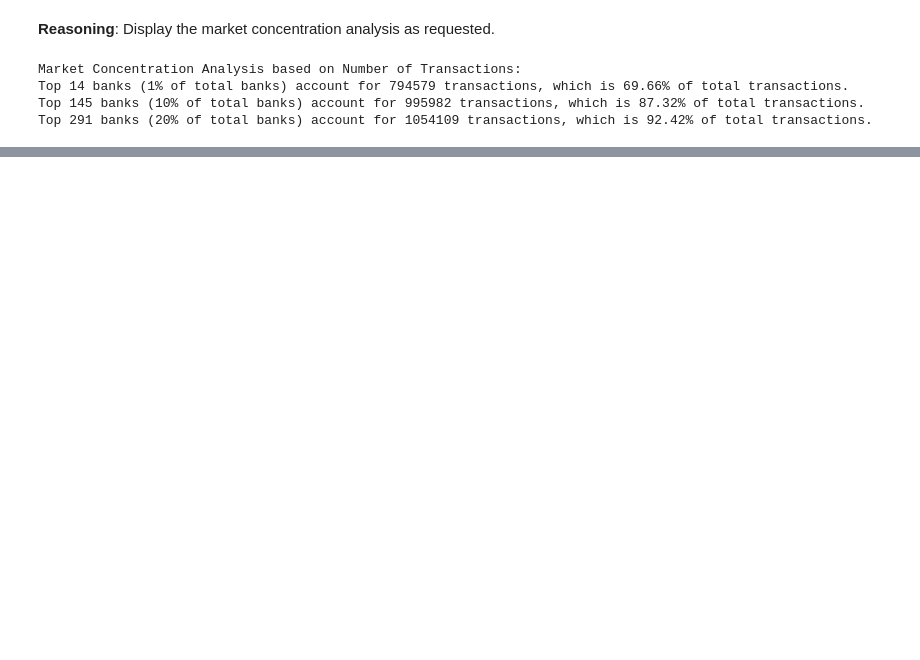
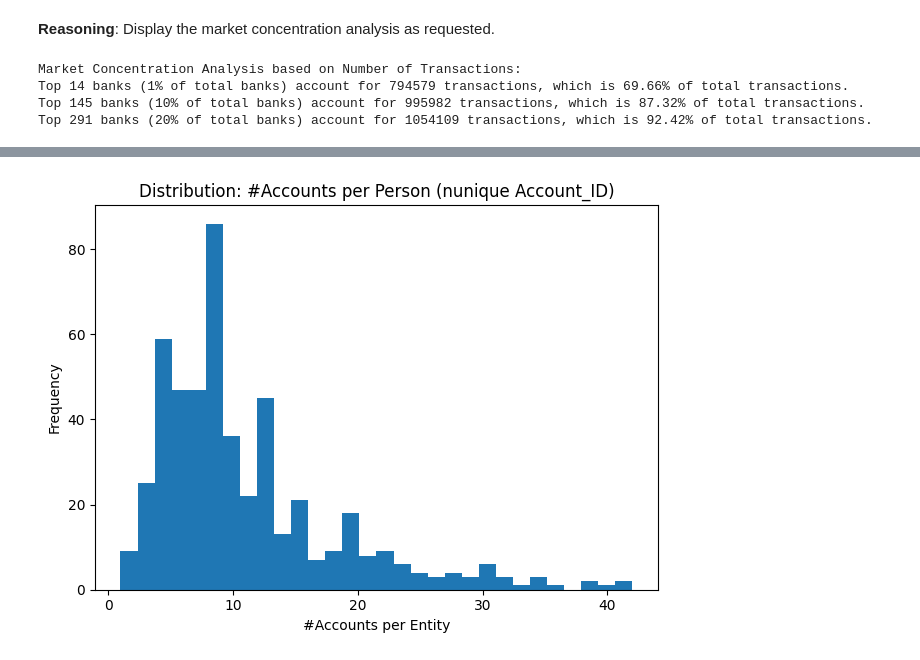
Before and after one commit to thomas-sutter/ai-aml-mvp2value, a Jupyter notebook: 1_exploratory_data_analysis.ipynb, the cells around one changed output, grey strips where cells are left out. Saved outputs shown, nothing was run; the diff lists cells and outputs as text; code cells hidden in the pictures; blank space fills up the shorter version.

```diff
--- a/1_exploratory_data_analysis.ipynb
+++ b/1_exploratory_data_analysis.ipynb
@@ -716,0 +912,15 @@ Top 1% share: 72.581% | Top 10% share: 87.369%
+# %%
+print("\nAccounts per Entity (nunique Account_ID):")
+acc_per_entity = people.groupby("Entity_ID")["Account_ID"].nunique()
+print(acc_per_entity.describe())
+
+print("\nTop Financial Institutions by #accounts:")
+fi_counts = people["Financial_Institution_Name"].value_counts()
+display(fi_counts.head(15))
+
+print("\nAccount types:")
+display(people["Account_Type"].value_counts())
+
+print("\nCountry / Currency:")
+print(people["Account_Country"].value_counts().head(10))
+print(people["Account_Currency"].value_counts())
@@ -716,0 +1001,10 @@ Top 1% share: 72.581% | Top 10% share: 87.369%
+# %%
+plt.figure()
+acc_per_entity.plot(kind="hist", bins=30)
+plt.title("Distribution: #Accounts per Person (nunique Account_ID)")
+plt.xlabel("#Accounts per Entity")
+plt.ylabel("Frequency")
+plt.tight_layout()
+plt.show()
+# %% [output]
+[figure, added]
```
Also changed, not shown: parts of 82 cells of this notebook.
